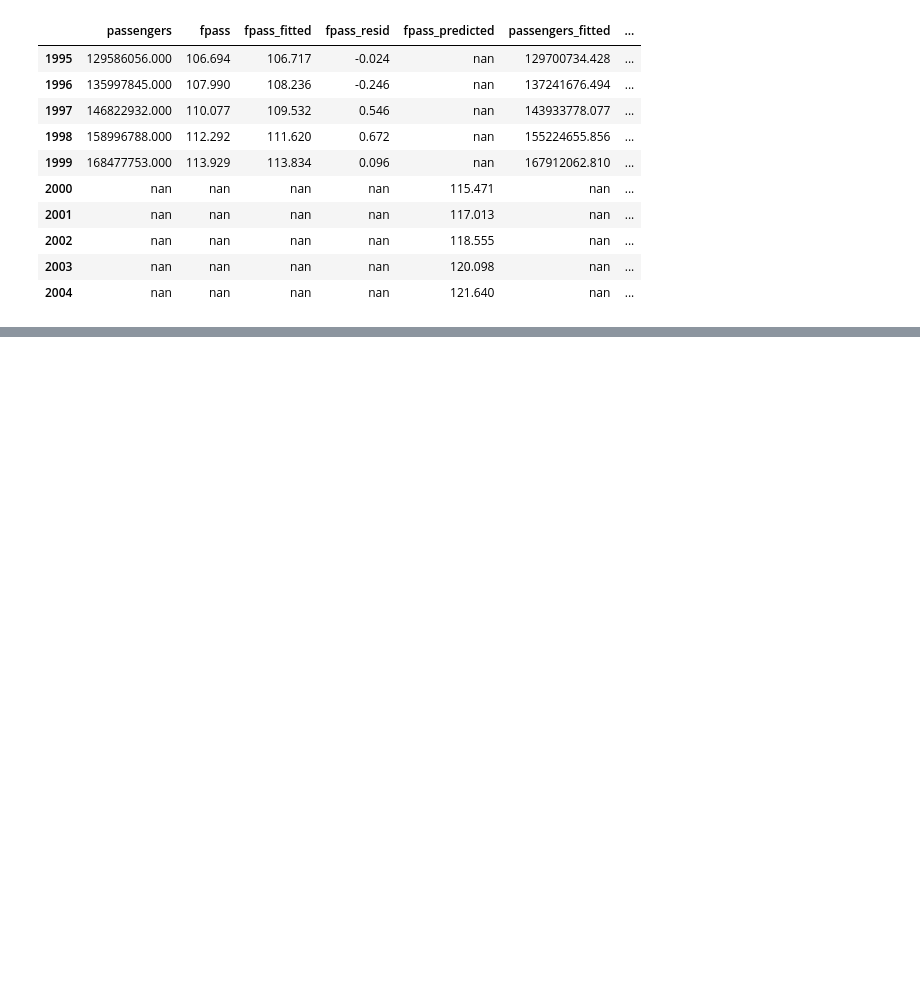
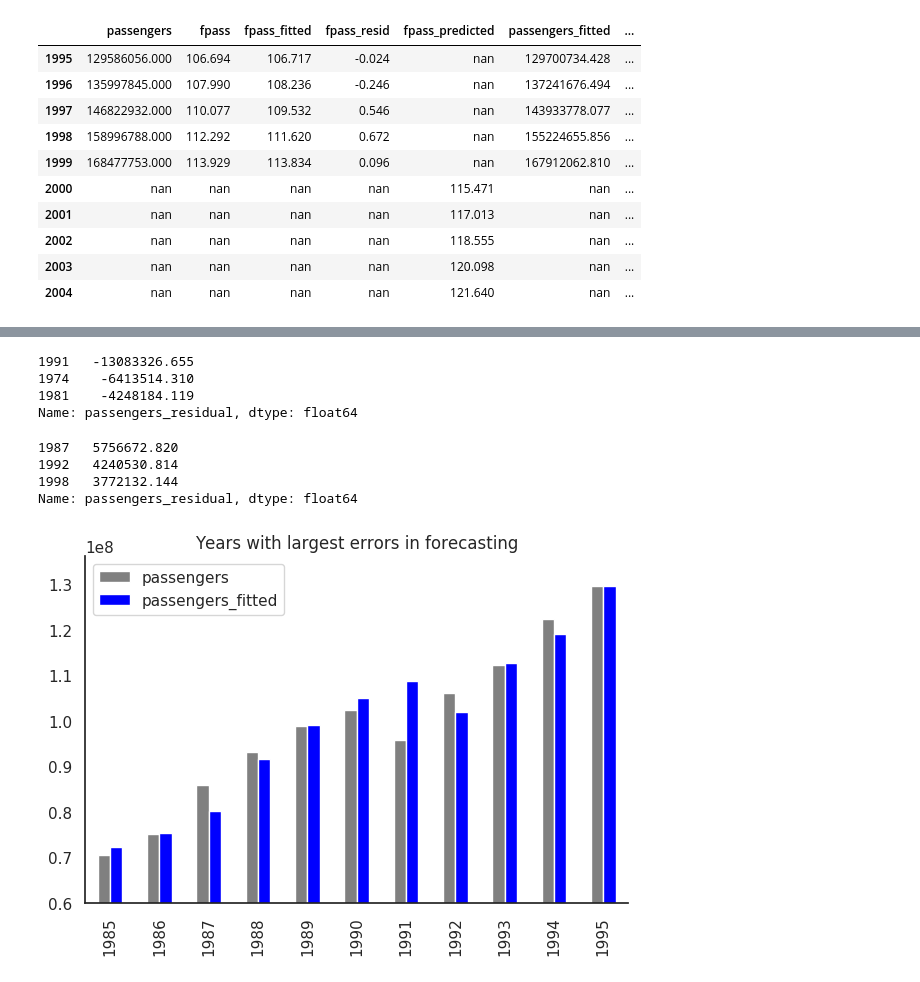
Before and after one commit to SandervandenOord/M249, a Jupyter notebook: notebooks/5_1_Holt_Exponential_Smoothing.ipynb, the cells around one changed output, grey strips where cells are left out. Cells and saved outputs as stored; diff of their text form; code cells hidden in the pictures; blank space fills up the shorter version.

```diff
--- a/notebooks/5_1_Holt_Exponential_Smoothing.ipynb
+++ b/notebooks/5_1_Holt_Exponential_Smoothing.ipynb
@@ -144,0 +177,29 @@ sns.despine();
+# %%
+# largest negative error
+df['passengers_residual'].nsmallest(3).sort_values()
+# %% [output]
+1991   -13083326.655
+1974    -6413514.310
+1981    -4248184.119
+Name: passengers_residual, dtype: float64
+# %%
+# largest positive error
+df['passengers_residual'].nlargest(3).sort_values(ascending=False)
+# %% [output]
+1987   5756672.820
+1992   4240530.814
+1998   3772132.144
+Name: passengers_residual, dtype: float64
+# %%
+# inspect years with highest fitting errors: 1987 and 1991
+# it happens when there's an deviation from the pattern before
+# for example a sudden uplift in passengers or a sudden downfall of passenger numbers
+ax = df[['passengers', 'passengers_fitted']].loc[1985:1995].plot(
+    color=['grey', 'blue'],
+    title='Years with largest errors in forecasting',
+    kind='bar'
+)
+ax.set(ylim=(6e7))
+sns.despine();
+# %% [output]
+[figure, added]
```
Also changed, not shown: parts of 7 cells of this notebook.
